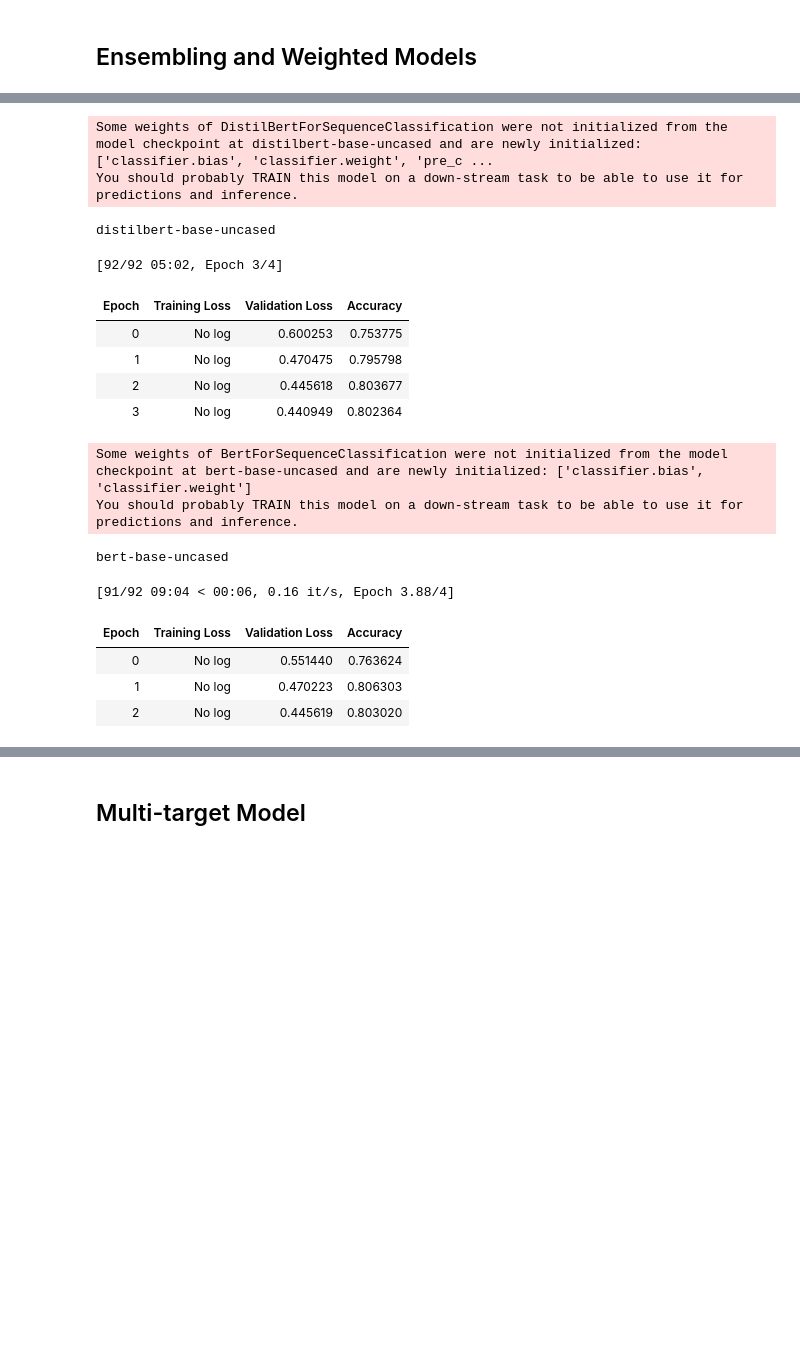
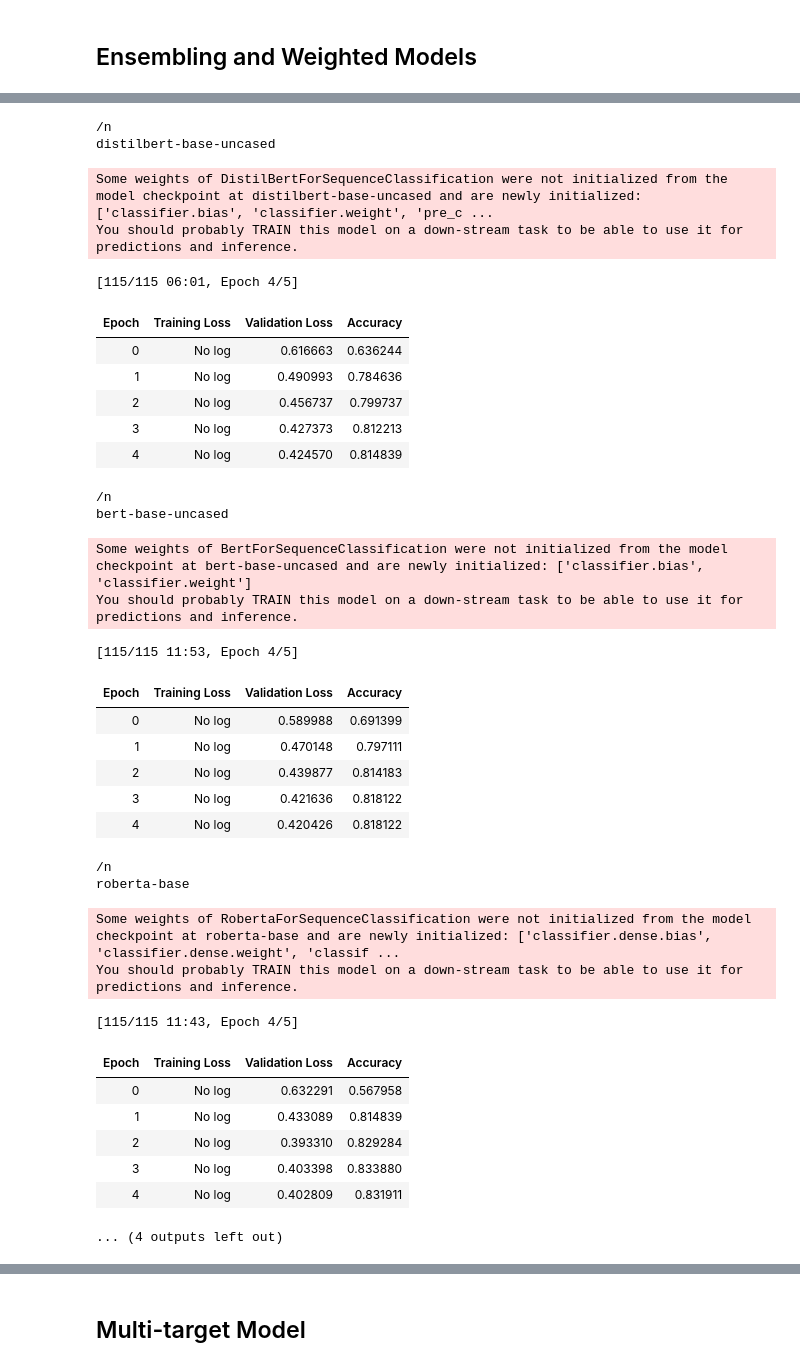
Before and after one commit to frank-895/machine_learning_journey, a Jupyter notebook: NLP_disaster_tweets/NLP_disaster_tweets.ipynb, the cells around one changed output, grey strips where cells are left out. Drawn from its saved outputs; the diff is of its cells as text; code cells hidden in the pictures; blank space fills up the shorter version.

Commit message:
Models trained, predictions averaged.

```diff
--- a/NLP_disaster_tweets/NLP_disaster_tweets.ipynb
+++ b/NLP_disaster_tweets/NLP_disaster_tweets.ipynb
@@ -123,7 +123,7 @@ We are going to be using
 # %% [markdown]
 We are going to be **ensembling** 5 different pretrained NLP models from Transformers. I've defined them below.
 # %%
-models = ["distilbert-base-uncased","bert-base-uncased","roberta-base","xlm-roberta-base","google/electra-base-discriminator"]
+models = ["distilbert-base-uncased","bert-base-uncased","roberta-base","xlm-roberta-base"]
 # %% [markdown]
 Firstly, I'm going to introduce the idea of **gradient accumulation**. Then, I'm going to use gradient accumulation to enable the ensembling of these 5 models, some of which are quite large. This will allow me to run them on Colab's free (and somewhat limited) GPU!
 
@@ -207,47 +213,65 @@ training_args = TrainingArguments('outputs',
     gradient_accumulation_steps=8,
     learning_rate= 1e-5,
     fp16=True,
     per_device_train_batch_size=32,
     per_device_eval_batch_size=128,
-    num_train_epochs=4,
+    num_train_epochs=5,
     weight_decay=0.1,
     report_to='none'
 )
 
 for name in models:
+  print('/n')
   print(name)
   model = AutoModelForSequenceClassification.from_pretrained(name, num_labels=2)
 
   trainer = Trainer(
         model,
         training_args,
         train_dataset=train_tokenized[name],
         eval_dataset=val_tokenized[name],
         compute_metrics=accuracy
   )
 
   trainer.train()
-  trained.append(model)
+  trained.append(trainer)
 
   model.to("cpu")
   del model
   gc.collect()
   torch.cuda.empty_cache()
 # %% [output]
-Some weights of DistilBertForSequenceClassification were not initialized from the model checkpoint at distilbert-base-uncased and are newly initialized: ['classifier.bias', 'classifier.weight', 'pre_c ...
-You should probably TRAIN this model on a down-stream task to be able to use it for predictions and inference.
+/n
+distilbert-base-uncased
-distilbert-base-uncased
+Some weights of DistilBertForSequenceClassification were not initialized from the model checkpoint at distilbert-base-uncased and are newly initialized: ['classifier.bias', 'classifier.weight', 'pre_c ...
+You should probably TRAIN this model on a down-stream task to be able to use it for predictions and inference.
-[92/92 05:02, Epoch 3/4]
+[115/115 06:01, Epoch 4/5]
 | Epoch | Training Loss | Validation Loss | Accuracy |
-| 0 | No log | 0.600253 | 0.753775 |
-| 1 | No log | 0.470475 | 0.795798 |
-| 2 | No log | 0.445618 | 0.803677 |
-| 3 | No log | 0.440949 | 0.802364 |
+| 0 | No log | 0.616663 | 0.636244 |
+| 1 | No log | 0.490993 | 0.784636 |
+| 2 | No log | 0.456737 | 0.799737 |
+| 3 | No log | 0.427373 | 0.812213 |
+| 4 | No log | 0.424570 | 0.814839 |
-Some weights of BertForSequenceClassification were not initialized from the model checkpoint at bert-base-uncased and are newly initialized: ['classifier.bias', 'classifier.weight']
-You should probably TRAIN this model on a down-stream task to be able to use it for predictions and inference.
+/n
+bert-base-uncased
-bert-base-uncased
+Some weights of BertForSequenceClassification were not initialized from the model checkpoint at bert-base-uncased and are newly initialized: ['classifier.bias', 'classifier.weight']
+You should probably TRAIN this model on a down-stream task to be able to use it for predictions and inference.
-[91/92 09:04 < 00:06, 0.16 it/s, Epoch 3.88/4]
+[115/115 11:53, Epoch 4/5]
 | Epoch | Training Loss | Validation Loss | Accuracy |
-| 0 | No log | 0.551440 | 0.763624 |
-| 1 | No log | 0.470223 | 0.806303 |
-| 2 | No log | 0.445619 | 0.803020 |
+| 0 | No log | 0.589988 | 0.691399 |
+| 1 | No log | 0.470148 | 0.797111 |
+| 2 | No log | 0.439877 | 0.814183 |
+| 3 | No log | 0.421636 | 0.818122 |
+| 4 | No log | 0.420426 | 0.818122 |
+/n
+roberta-base
+Some weights of RobertaForSequenceClassification were not initialized from the model checkpoint at roberta-base and are newly initialized: ['classifier.dense.bias', 'classifier.dense.weight', 'classif ...
+You should probably TRAIN this model on a down-stream task to be able to use it for predictions and inference.
+[115/115 11:43, Epoch 4/5]
+| Epoch | Training Loss | Validation Loss | Accuracy |
+| 0 | No log | 0.632291 | 0.567958 |
+| 1 | No log | 0.433089 | 0.814839 |
+| 2 | No log | 0.393310 | 0.829284 |
+| 3 | No log | 0.403398 | 0.833880 |
+| 4 | No log | 0.402809 | 0.831911 |
+... (4 outputs left out)
```
Also changed, not shown: parts of 10 cells of this notebook.
